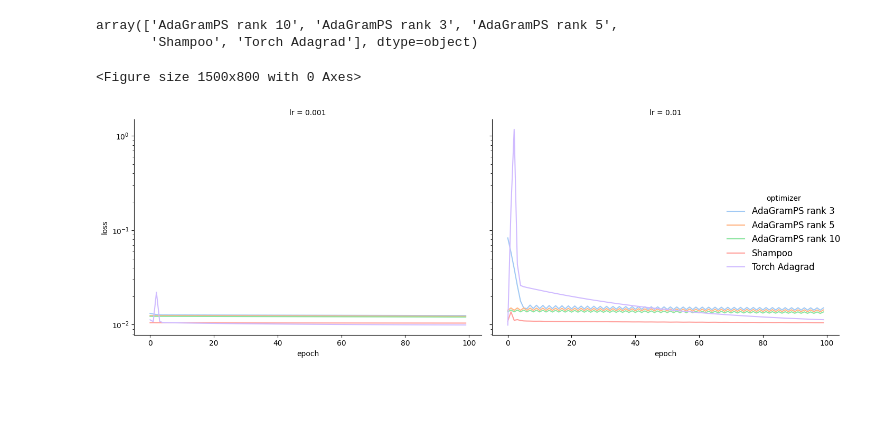
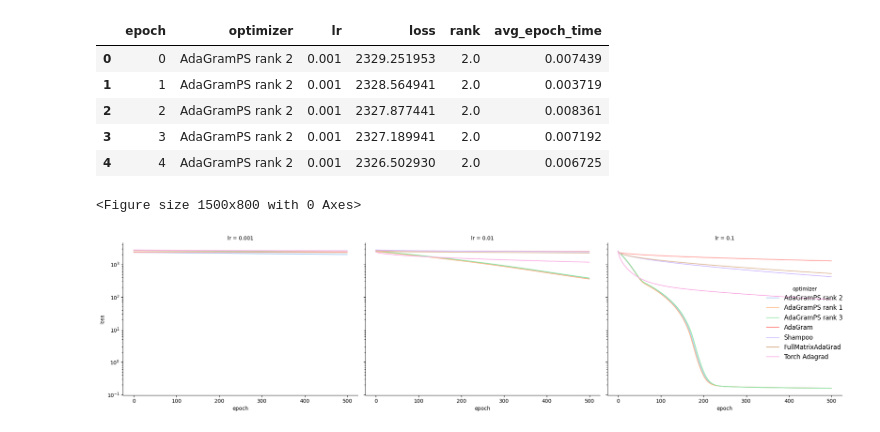
Before and after one commit to tnmtvv/AdaGram, a Jupyter notebook: notebooks/gram_tests.ipynb, the cells around one changed output. Saved outputs shown, nothing was run; the diff lists cells and outputs as text; code cells hidden in the pictures; blank space fills up the shorter version.

Commit message:
rank reduction vs projector splitting

```diff
--- a/notebooks/gram_tests.ipynb
+++ b/notebooks/gram_tests.ipynb
@@ -116,9 +117,9 @@ def train_model(model, optimizer, criterion, results, X_train, y_train, X_test,
 # %%
 from torch import nn
 class LinearRegressionModel(nn.Module):
-    def __init__(self, dim):
+    def __init__(self, dim_in, dim_out):
         super(LinearRegressionModel, self).__init__()
-        self.linear = nn.Linear(dim, dim)
+        self.linear = nn.Linear(dim_in, dim_out)
     def forward(self, x):
         return self.linear(x)
 
@@ -210,41 +349,45 @@ end 25
 # %%
-df = pd.read_csv('all_adagram_QR_small_ranks_25.csv')
+# df = pd.read_csv(f'all_adagrams_{in_dims[0]}_by_{out_dims[0]}.csv')
 df['loss'] = df['loss'].astype(float)
 df.head()
 # %% [output]
-array(['AdaGramPS rank 10', 'AdaGramPS rank 3', 'AdaGramPS rank 5',
-       'Shampoo', 'Torch Adagrad'], dtype=object)
+|  | epoch | optimizer | lr | loss | rank | avg_epoch_time |
+| 0 | 0 | AdaGramPS rank 2 | 0.001 | 2329.251953 | 2.0 | 0.007439 |
+| 1 | 1 | AdaGramPS rank 2 | 0.001 | 2328.564941 | 2.0 | 0.003719 |
+| 2 | 2 | AdaGramPS rank 2 | 0.001 | 2327.877441 | 2.0 | 0.008361 |
+| 3 | 3 | AdaGramPS rank 2 | 0.001 | 2327.189941 | 2.0 | 0.007192 |
+| 4 | 4 | AdaGramPS rank 2 | 0.001 | 2326.502930 | 2.0 | 0.006725 |
 # %%
 plt.figure(figsize=(15, 8))
 grid = sns.FacetGrid(
-    data=df.query("lr != 0.1"),
+    data=df,
     col='lr',
     height=5,
     aspect=1.2,
     sharey=True
 )
 
 grid.map_dataframe(
     sns.lineplot,
     x='epoch',
     y='loss',
     hue='optimizer',
     palette='pastel',
     linewidth=1.5
 )
 
 grid.set_titles(col_template="lr = {col_name}")
 
 grid.add_legend(title='optimizer', fontsize=12)
 grid.set_titles(fontsize=15)
 
 for ax in grid.axes.flat:
     ax.set_yscale('log')
 
 plt.tight_layout()
 plt.show()
 # %% [output]
 <Figure size 1500x800 with 0 Axes>
-[figure, old version]
+[figure, new version]
 # %%
 df.to_csv('ranks_shampoo_torch.csv', index=False)
```
Also changed, not shown: parts of 3 cells of this notebook, 5 other files.
